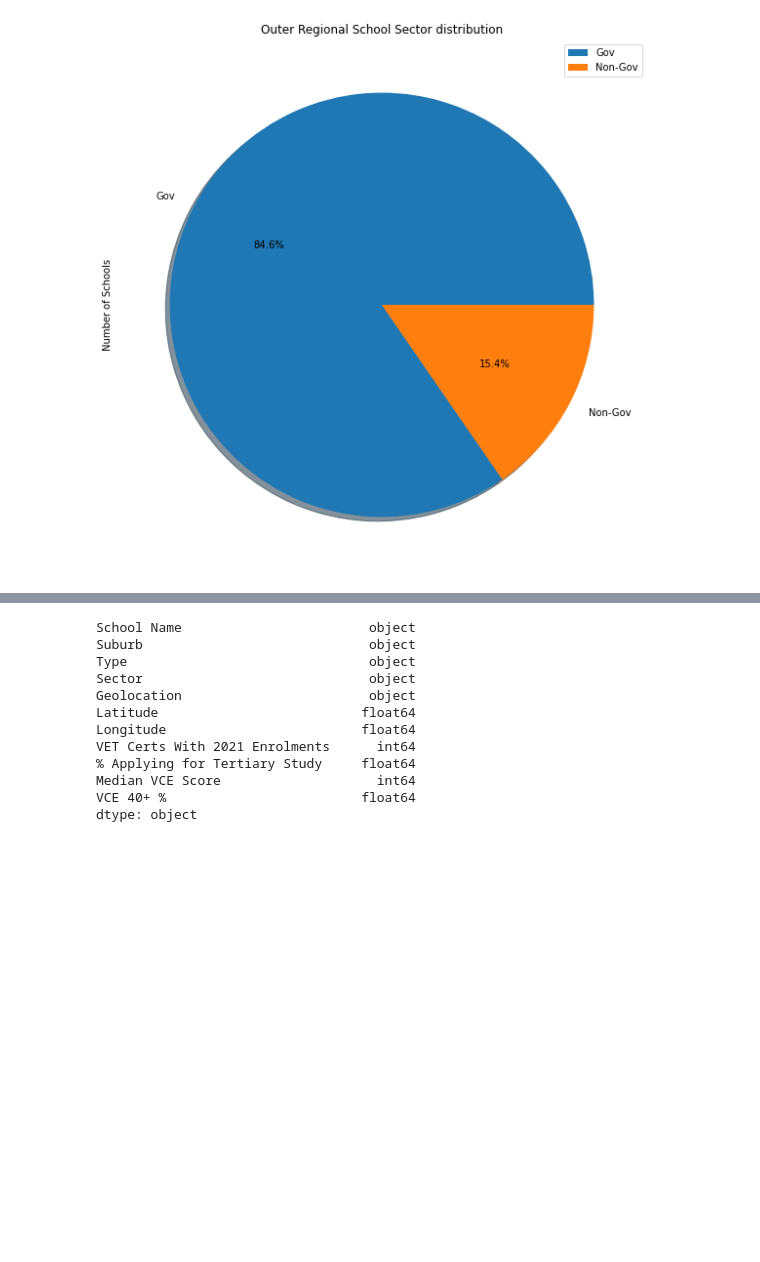
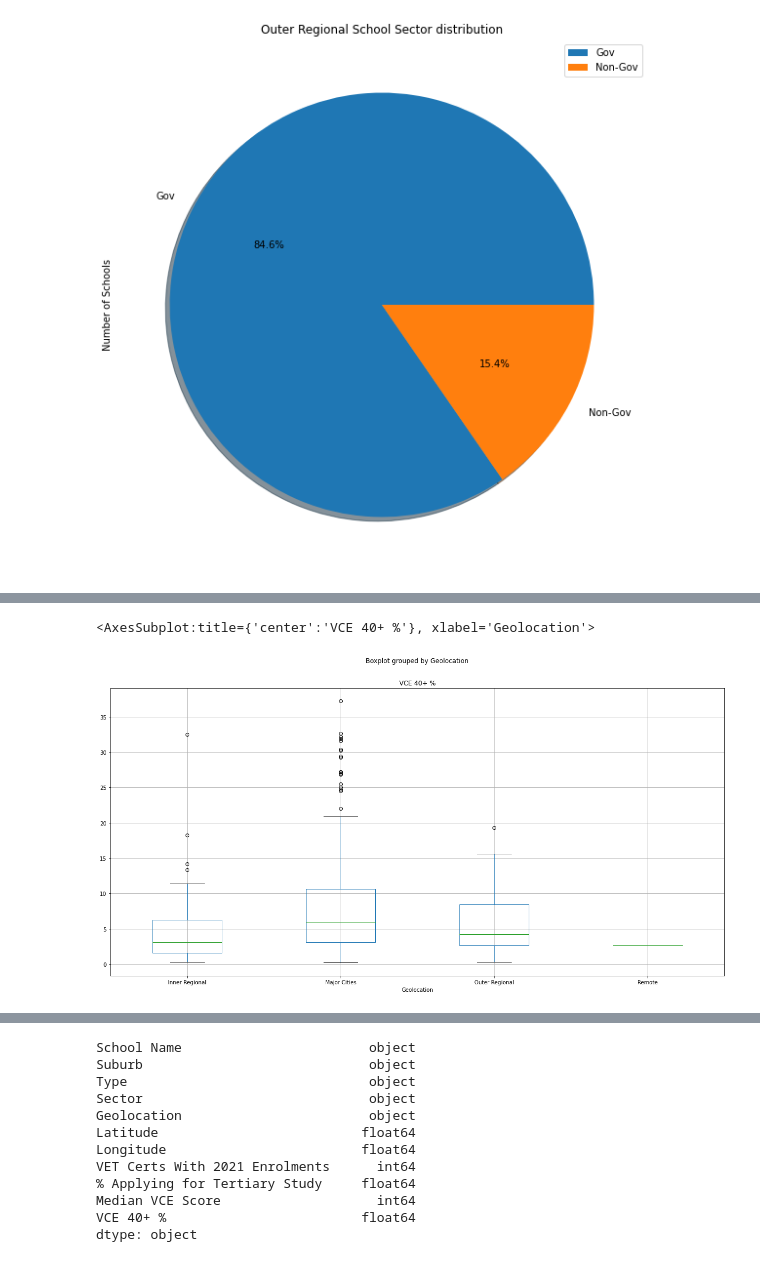
Before and after one commit to joshmartin33/project-one, a Jupyter notebook: analysis.ipynb, the cells around one changed output, grey strips where cells are left out. Saved outputs shown, nothing was run; the diff lists cells and outputs as text; code cells hidden in the pictures; blank space fills up the shorter version.

```diff
--- a/analysis.ipynb
+++ b/analysis.ipynb
@@ -215,0 +218,9 @@ mean_vce_score.boxplot("Median VCE Score", by="Geolocation", figsize=(20, 10))
+# %%
+#remove 0's from data set
+vce_40 = school_df.drop(school_df[school_df['VCE 40+ %'] == 0].index, inplace=False)
+# Create a boxplot to compare means
+vce_40.boxplot("VCE 40+ %", by="Geolocation", figsize=(20, 10))
+plt.savefig('output/median_vce_box.png')
+# %% [output]
+<AxesSubplot:title={'center':'VCE 40+ %'}, xlabel='Geolocation'>
+[figure, added]
```
Also changed, not shown: parts of 4 cells of this notebook, 4 other files.
